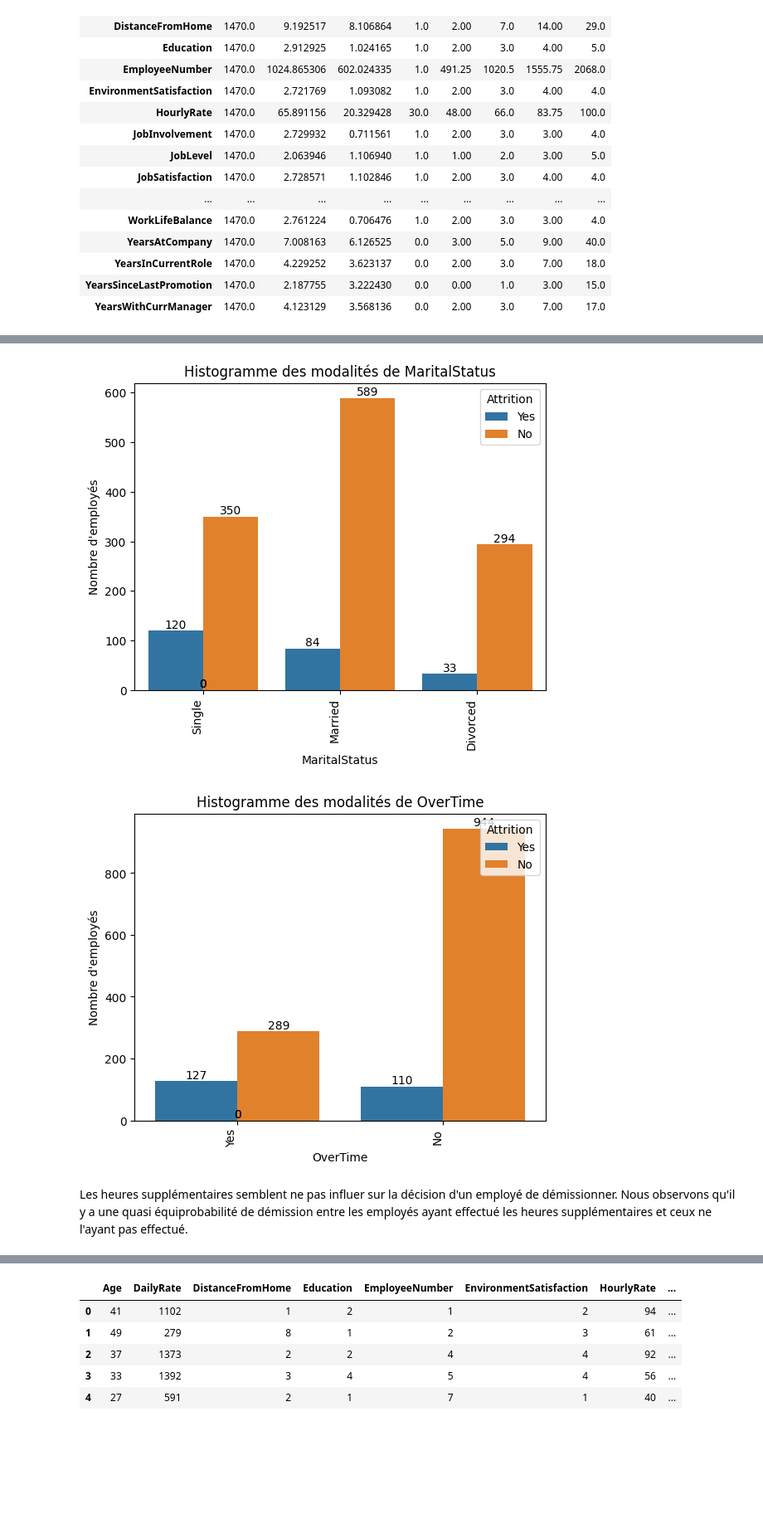
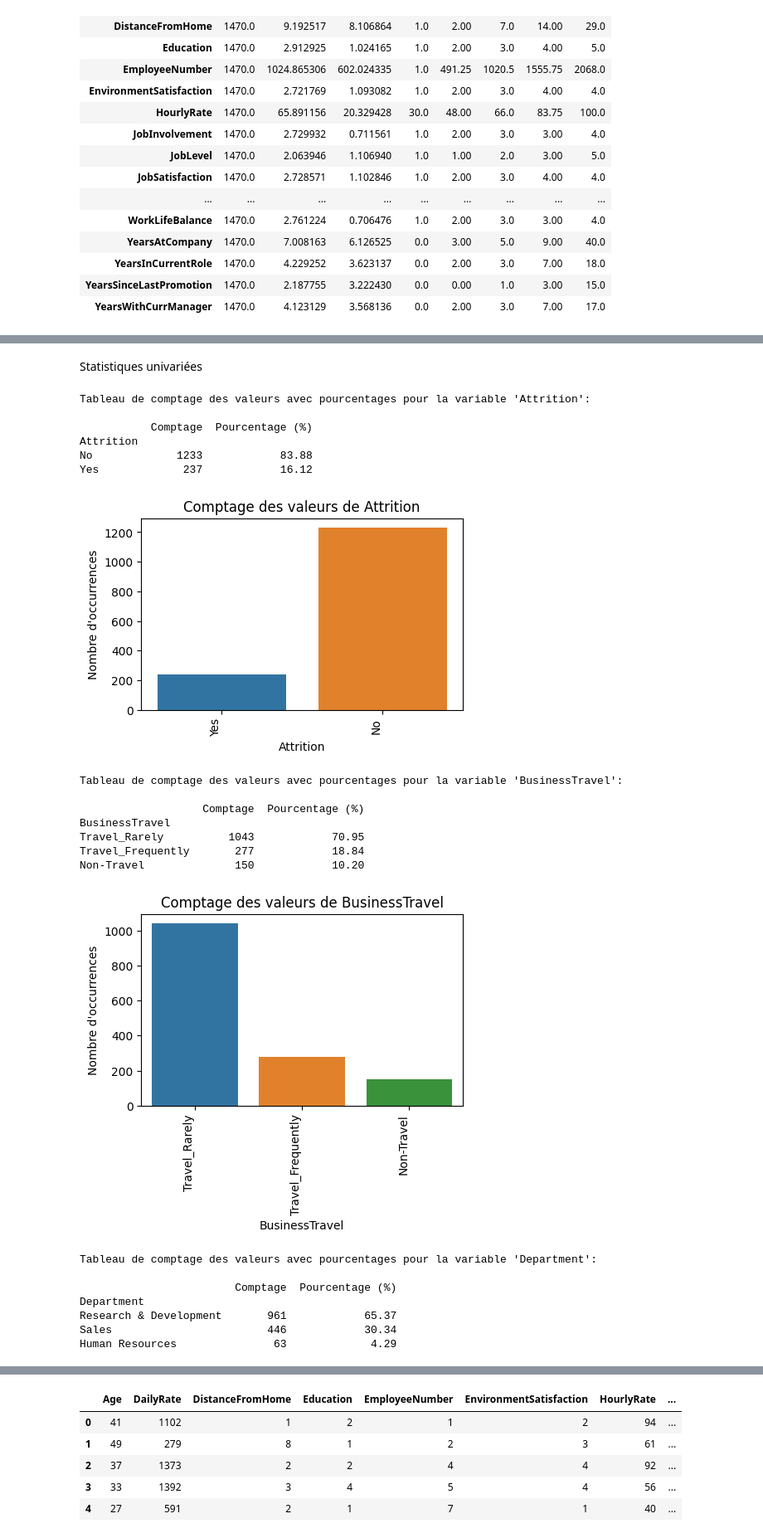
Before and after one commit to guymartial80/Attrition_employes, a Jupyter notebook: Attrition_employees.ipynb, the cells around one changed output, grey strips where cells are left out. Shown at 83% size. Drawn from its saved outputs; the diff is of its cells as text; code cells hidden in the pictures; blank space fills up the shorter version.

```diff
--- a/Attrition_employees.ipynb
+++ b/Attrition_employees.ipynb
@@ -226,10 +105,27 @@ plot_histogram_by_category(df, "JobRole")
-# %%
-plot_histogram_by_category(df, "MaritalStatus")
-# %% [output]
-[figure, removed]
-# %%
-plot_histogram_by_category(df, "OverTime")
-# %% [output]
-[figure, removed]
-# %% [markdown]
-Les heures supplémentaires semblent ne pas influer sur la décision d'un employé de démissionner. Nous observons qu'il y a une quasi équiprobabilité de démission entre les employés ayant effectué les heures supplémentaires et ceux ne l'ayant pas effectué.
+# %% [markdown]
+Statistiques univariées
+# %%
+univariate_statistics(df)
+# %% [output]
+Tableau de comptage des valeurs avec pourcentages pour la variable 'Attrition':
+
+           Comptage  Pourcentage (%)
+Attrition
+No             1233            83.88
+Yes             237            16.12
+[figure, added]
+Tableau de comptage des valeurs avec pourcentages pour la variable 'BusinessTravel':
+
+                   Comptage  Pourcentage (%)
+BusinessTravel
+Travel_Rarely          1043            70.95
+Travel_Frequently       277            18.84
+Non-Travel              150            10.20
+[figure, added]
+Tableau de comptage des valeurs avec pourcentages pour la variable 'Department':
+
+                        Comptage  Pourcentage (%)
+Department
+Research & Development       961            65.37
+Sales                        446            30.34
+Human Resources               63             4.29
```
Also changed, not shown: parts of 43 cells of this notebook, 1 other file.
